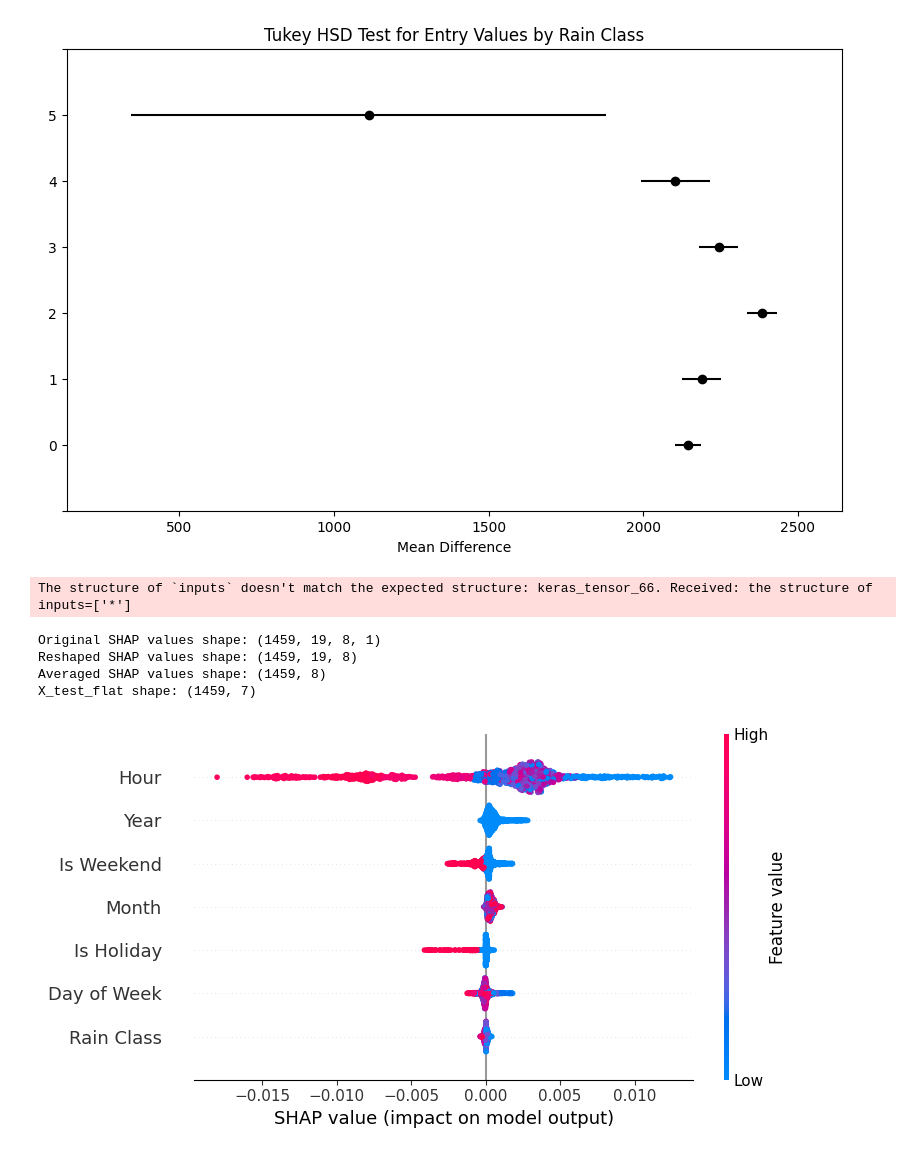
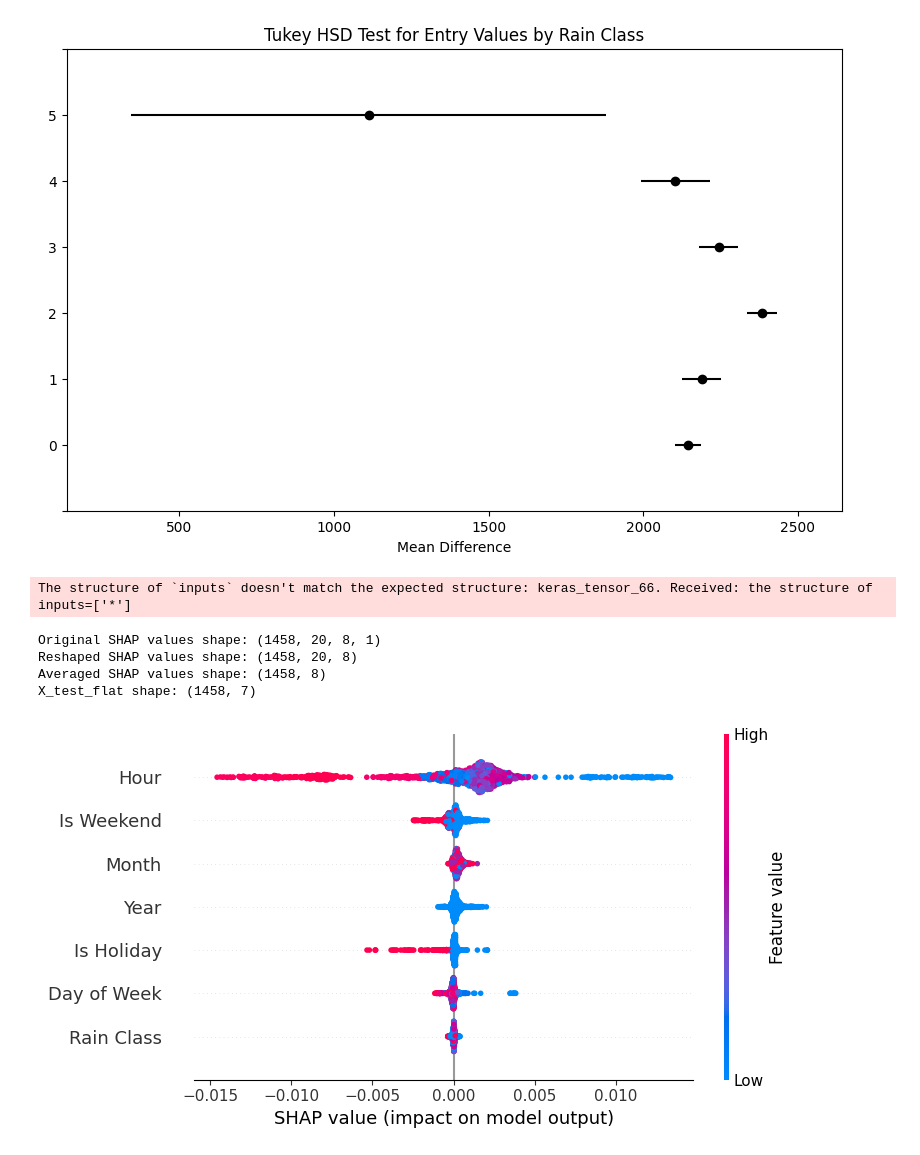
Before and after one commit to fdemberga2/Hoshino, a Jupyter notebook: LSTM/ModelV3.ipynb, the cells around one changed output. Drawn from its saved outputs; the diff is of its cells as text; code cells hidden in the pictures.

```diff
--- a/LSTM/ModelV3.ipynb
+++ b/LSTM/ModelV3.ipynb
@@ -56,10 +56,10 @@ df['year'] = df['Date Time'].dt.year
 df.drop(['DateAndTime', 'Day', 'is_weekend'], axis=1, inplace=True)
 df['is_weekend'] = df['day_of_week'].apply(lambda x: 1 if x in [5, 6] else 0)
 
-model_features = ['hour', 'day_of_week', 'is_weekend','is_holiday', 'month', 'year', 'rain_class', 'Entry']
+model_features = ['hour', 'day_of_week', 'is_weekend','is_holiday', 'month', 'year', 'rain_class']
 df_model = df[model_features]
 
-df.head(5)
+df.head(30)
 # %% [output]
 |  | Entry | rain_class | is_holiday | Date Time | hour | day_of_week | month | year | is_weekend |
 | 0 | 0.0 | 0 | 1 | 2022-01-01 04:00:00 | 4 | 5 | 1 | 2022 | 1 |
@@ -90,6 +111,9 @@ dtype: object
 # %%
 from sklearn.preprocessing import MinMaxScaler
 import joblib
+
+df_model = df[model_features + ['Entry']]
+
 # Normalize all features except 'Entry'
 scaler = MinMaxScaler(feature_range=(0, 1))
 df_model[df_model.columns[:-1]] = scaler.fit_transform(df_model[df_model.columns[:-1]])
@@ -97,15 +121,14 @@ df_model[df_model.columns[:-1]] = scaler.fit_transform(df_model[df_model.columns
 # Save the scaler for the features
 joblib.dump(scaler, 'model/scaler_features.pkl')
 
-# Normalize the 'Entry' column separately
-scaler_entry = MinMaxScaler(feature_range=(0, 1))
-df_model['Entry'] = scaler_entry.fit_transform(df_model[['Entry']])
+# Ensure 'Entry' column exists in df_model
+if 'Entry' in df_model.columns:
+    # Normalize the 'Entry' column separately
+    scaler_entry = MinMaxScaler(feature_range=(0, 1))
+    df_model['Entry'] = scaler_entry.fit_transform(df_model[['Entry']])
 
-# Save the scaler for the 'Entry' column
-joblib.dump(scaler_entry, 'model/scaler_entry.pkl')
-
-# Display the DataFrame after normalization
-print("After normalization:")
-print(df_model.head())
-print(df_model.dtypes)
+    # Save the scaler for the 'Entry' column
+    joblib.dump(scaler_entry, 'model/scaler_entry.pkl')
+else:
+    print("Error: 'Entry' column not found in df_model")
 # %% [output]
@@ -144,7 +187,7 @@ entry.plot()
 <Axes: >
 [figure]
 # %%
-def df_to_X_y(df, window_size=19):
+def df_to_X_y(df, window_size=20):
     df_as_np = df.to_numpy()
     X = []
     y = []
@@ -691,36 +744,36 @@ explainer = shap.GradientExplainer(model, background)
 shap_values = explainer.shap_values(X_test)  # Use the entire test dataset
 
 # Check the shape of shap_values
 print("Original SHAP values shape:", shap_values.shape)
 
 # Reshape the SHAP values to (n_samples, n_timesteps, n_features)
-shap_values_flat = shap_values.reshape(X_test.shape[0], 19, -1)
+shap_values_flat = shap_values.reshape(X_test.shape[0], 20, -1)
 print("Reshaped SHAP values shape:", shap_values_flat.shape)
 
 # Average across the time steps
 shap_values_avg = np.mean(shap_values_flat, axis=1)  # Now the shape will be (n_samples, n_features)
 print("Averaged SHAP values shape:", shap_values_avg.shape)
 
 # Prepare X_test for plotting (only keep the features excluding 'Entry')
 X_test_flat = X_test[:, -1, :-1]  # Take the last time step and exclude 'Entry'
 print("X_test_flat shape:", X_test_flat.shape)
 
 # Ensure the number of features matches (we will take only the first 7 features for SHAP)
 shap_values_avg = shap_values_avg[:, :-1]  # Exclude the last feature to match
 
 # Now the shapes should match
 assert shap_values_avg.shape[1] == X_test_flat.shape[1], \
     f"SHAP values shape: {shap_values_avg.shape[1]}, X_test_flat shape: {X_test_flat.shape[1]}"
 
 # Define feature names according to your dataset (excluding 'Entry')
 feature_names = ['Hour', 'Day of Week', 'Is Weekend', 'Is Holiday', 'Month', 'Year', 'Rain Class']
 
 # Plot the SHAP summary with feature names
 shap.summary_plot(shap_values_avg, X_test_flat, feature_names=feature_names)
 # %% [output]
 The structure of `inputs` doesn't match the expected structure: keras_tensor_66. Received: the structure of inputs=['*']
-Original SHAP values shape: (1459, 19, 8, 1)
-Reshaped SHAP values shape: (1459, 19, 8)
-Averaged SHAP values shape: (1459, 8)
-X_test_flat shape: (1459, 7)
+Original SHAP values shape: (1458, 20, 8, 1)
+Reshaped SHAP values shape: (1458, 20, 8)
+Averaged SHAP values shape: (1458, 8)
+X_test_flat shape: (1458, 7)
-[figure, old version]
+[figure, new version]
```
Also changed, not shown: parts of 24 cells of this notebook.
